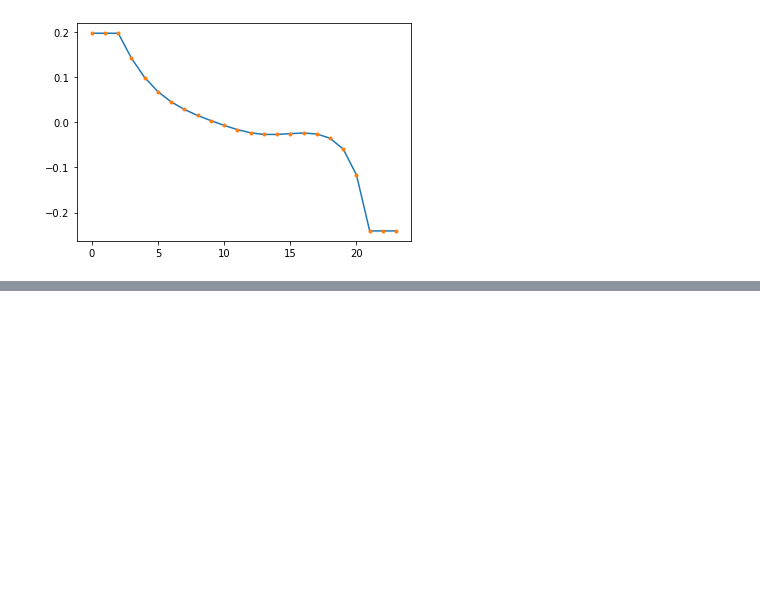
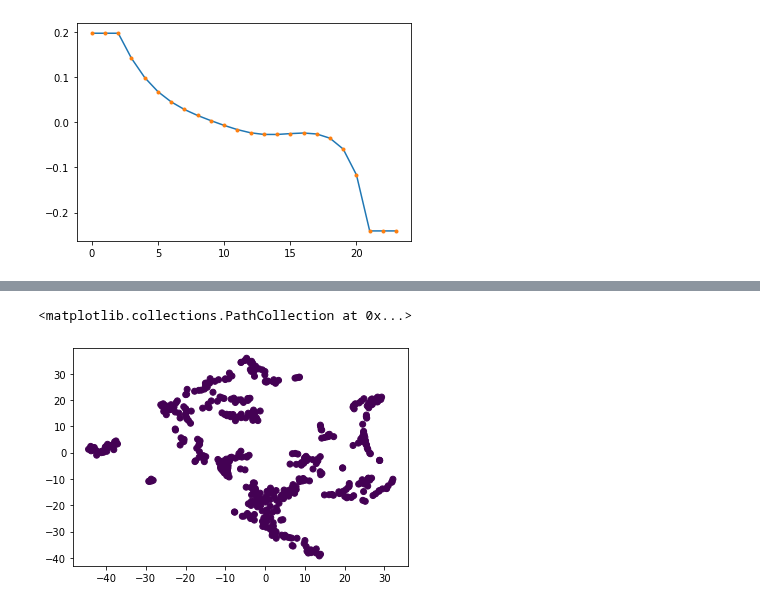
Before and after one commit to ircam-ismm/nime2022-elicitation-demo, a Jupyter notebook: notebooks/analysis.ipynb, the cells around one changed output, grey strips where cells are left out. Cells and saved outputs as stored; diff of their text form; code cells hidden in the pictures; blank space fills up the shorter version.

```diff
--- a/notebooks/analysis.ipynb
+++ b/notebooks/analysis.ipynb
@@ -118,0 +191,7 @@ segments = segmenter(feat.values)
+# %%
+db = DBSCAN(eps=1e2, min_samples=5).fit(emb_seg)
+# %%
+plt.scatter(emb_seg[:, 0], emb_seg[:, 1], c=db.labels_)
+# %% [output]
+<matplotlib.collections.PathCollection at 0x...>
+[figure, added]
```
Also changed, not shown: parts of 46 cells of this notebook, 5 other files.
